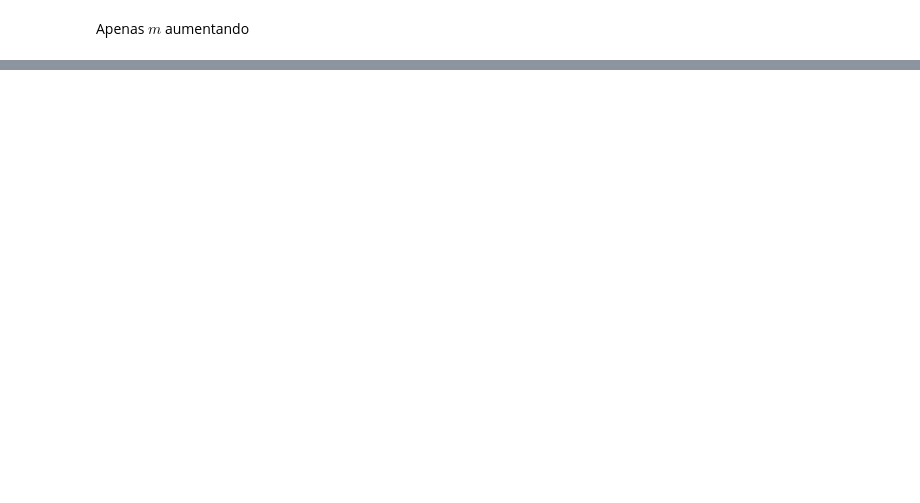
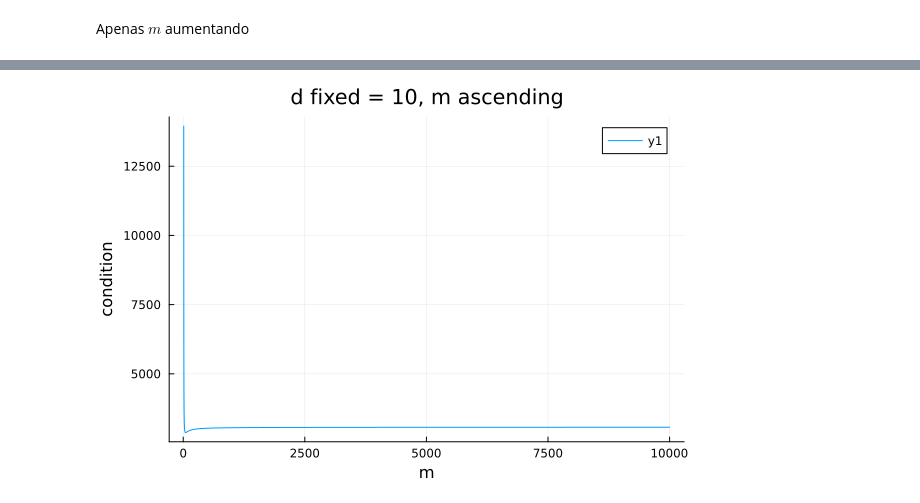
Before and after one commit to davi-dressler/polinomios_interpoladores, a Jupyter notebook: polinomios_interpoladores.ipynb, the cells around one changed output, grey strips where cells are left out. Saved outputs shown, nothing was run; the diff lists cells and outputs as text; code cells hidden in the pictures; blank space fills up the shorter version.

```diff
--- a/polinomios_interpoladores.ipynb
+++ b/polinomios_interpoladores.ipynb
@@ -146,3 +104,5 @@ plot_condition_evaluated(1000, 2, true, false)
 # %%
-plot_condition_evaluated(1000, 10, true, false)
+plot_condition_evaluated(10000, 10, true, false)
+# %% [output]
+[figure, added]
 # %%
```
Also changed, not shown: parts of 24 cells of this notebook.
